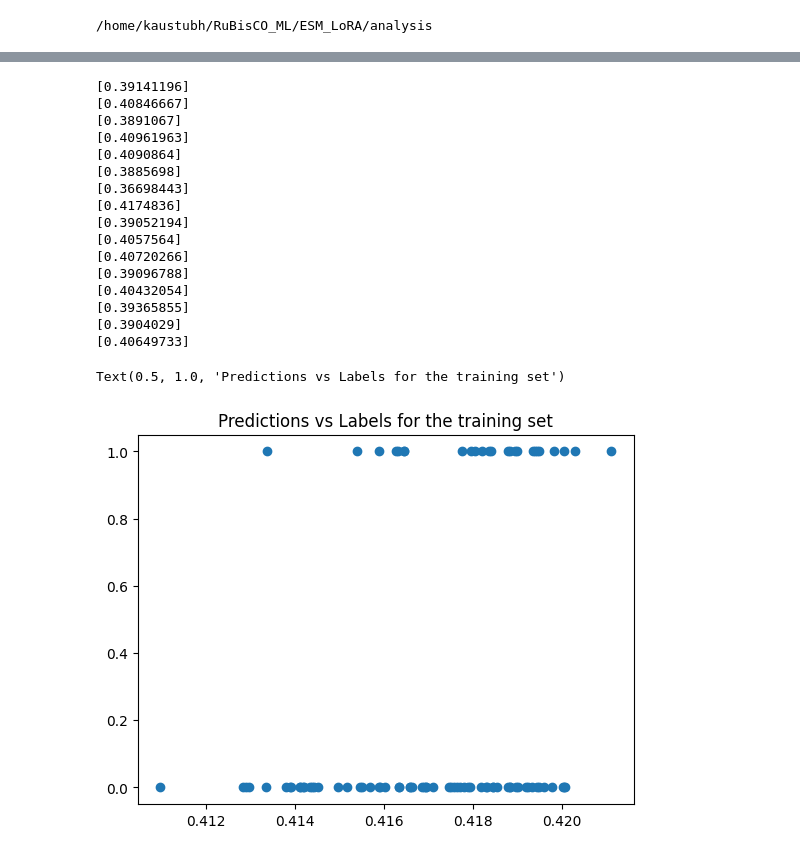
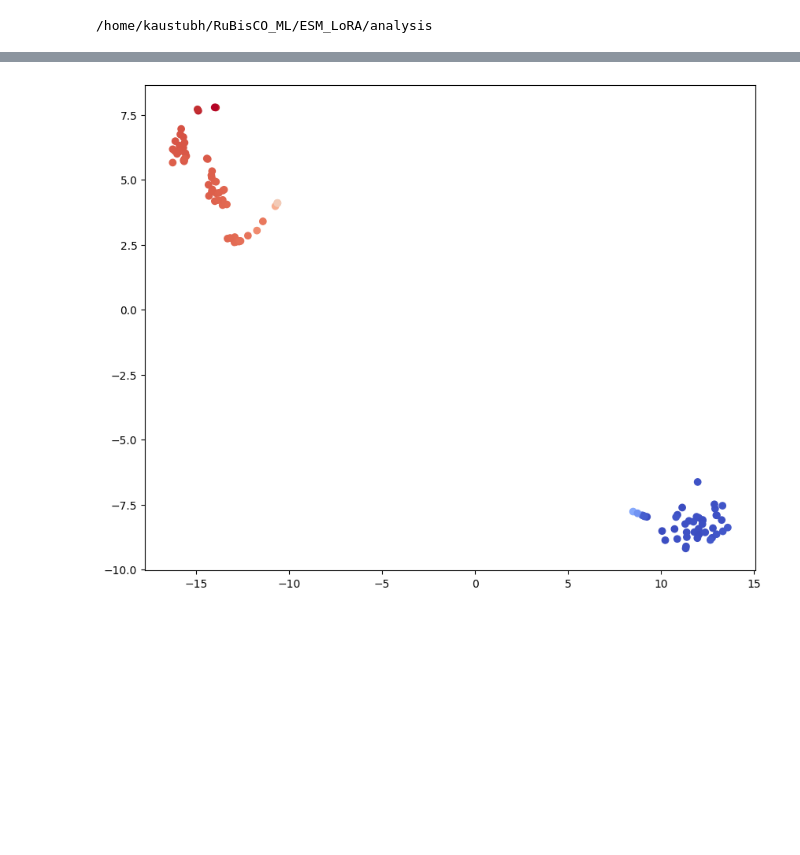
Before and after one commit to kaustubh-amritkar/lora_esm_classification, a Jupyter notebook: analysis/apply_lora_on_esm.ipynb, the cells around one changed output, grey strips where cells are left out. Saved outputs shown, nothing was run; the diff lists cells and outputs as text; code cells hidden in the pictures; blank space fills up the shorter version.

```diff
--- a/analysis/apply_lora_on_esm.ipynb
+++ b/analysis/apply_lora_on_esm.ipynb
@@ -49,4 +105,4 @@ We strongly recommend passing in an `attention_mask` since your input_ids may be
 # %%
-model_path = "/home/kaustubh/RuBisCO_ML/ESM_LoRA/training_runs/esm2_t33_650M-finetuned-lora_2025-03-19_11-53-11"
+model_path = "/home/kaustubh/RuBisCO_ML/ESM_LoRA/training_runs/esm2_t33_650M-finetuned-lora_2025-05-07_01-39-02"
 base_model_path = "facebook/esm2_t33_650M_UR50D"
 # %%
@@ -120,6 +252,6 @@ class CustomModel(EsmPreTrainedModel):
 # %%
 base_model = CustomModel()
-loaded_model = PeftModel.from_pretrained(base_model, model_path)
+loaded_model = PeftModel.from_pretrained(base_model, model_path).to(torch.device("cuda:0"))
 loaded_model.eval()
 # Load base_model_path to base_model
 # base_model.load_state_dict(torch.load(model_path))
@@ -261,0 +281,5 @@ val_set_labels = [0, 0, 0, 0, 0, 1, 1, 0, 0, 0, 0, 1, 1, 1, 1, 0]
+# %%
+formIII_mutants = combined_dataset.query('LSU_id.str.startswith("Anc3")')
+formIII_seqs = formIII_mutants['LSU_SSU_seq'].to_list()
+formIII_labels = formIII_mutants['activity_binary'].to_list()
+formIII_ids = formIII_mutants['LSU_SSU_id'].to_list()
@@ -262,8 +327,24 @@ val_set_labels = [0, 0, 0, 0, 0, 1, 1, 0, 0, 0, 0, 1, 1, 1, 1, 0]
+# %%
+from sklearn.metrics import pairwise_distances
+from sklearn.manifold import TSNE
+# import umap
+import matplotlib.pyplot as plt
+
+distance_matrix = pairwise_distances(output_emb_formIII, metric="cosine")
+tsne = TSNE(n_components=2, metric="precomputed", init="random", random_state=42)
+tsne_embedding = tsne.fit_transform(distance_matrix)
+# umap_model = umap.UMAP(n_neighbors=5, min_dist=0.3, metric="cosine")
+# tsne_embedding = umap_model.fit_transform(output_emb)
+
+plt.figure(figsize=(10, 8))
+scatter = plt.scatter(tsne_embedding[:, 0], tsne_embedding[:, 1], c=output_pred_formIII, cmap="coolwarm")
+# %% [output]
+[figure, added]
 # %%
 output_pred = []
 
-for i in range(len(val_set_seqs)):
-    inputs = loaded_tokenizer(train_set_seqs[i], truncation=True, padding='max_length', max_length=512, return_tensors="pt")
+for i in range(len(val_sequences)):
+    inputs = loaded_tokenizer(train_sequences[i], truncation=True, padding='max_length', max_length=512, return_tensors="pt")
     inputs = {key: inputs[key] for key in inputs}
 
     with torch.no_grad():
@@ -271,29 +352,12 @@ for i in range(len(val_set_seqs)):
 
         probs = torch.sigmoid(outputs).cpu().numpy()
         print(probs)
-# %% [output]
-[0.39141196]
-[0.40846667]
-[0.3891067]
-[0.40961963]
-[0.4090864]
-[0.3885698]
-[0.36698443]
-[0.4174836]
-[0.39052194]
-[0.4057564]
-[0.40720266]
-[0.39096788]
-[0.40432054]
-[0.39365855]
-[0.3904029]
-[0.40649733]
 # %%
 output_pred = []
 
-for i in range(len(train_set_seqs)):
-    inputs = loaded_tokenizer(train_set_seqs[i], truncation=True, padding='max_length', max_length=512, return_tensors="pt")
-    labels = [train_set_labels[i]]
+for i in range(len(train_sequences)):
+    inputs = loaded_tokenizer(train_sequences[i], truncation=True, padding='max_length', max_length=512, return_tensors="pt")
+    labels = [train_binary_activity[i]]
 
     with torch.no_grad():
         outputs = loaded_model(**inputs)["logits"].squeeze(0)
@@ -309,11 +373,8 @@ for i in range(len(train_set_seqs)):
 output_pred = np.array(output_pred)
 # val_set_labels = np.array(val_set_labels)
 
-plt.scatter(output_pred, train_set_labels)
+plt.scatter(output_pred, train_binary_activity)
 plt.title("Predictions vs Labels for the training set")
-# %% [output]
-Text(0.5, 1.0, 'Predictions vs Labels for the training set')
-[figure, removed]
 # %%
 output_pred = []
 
```
Also changed, not shown: parts of 19 cells of this notebook, 3 other files.
